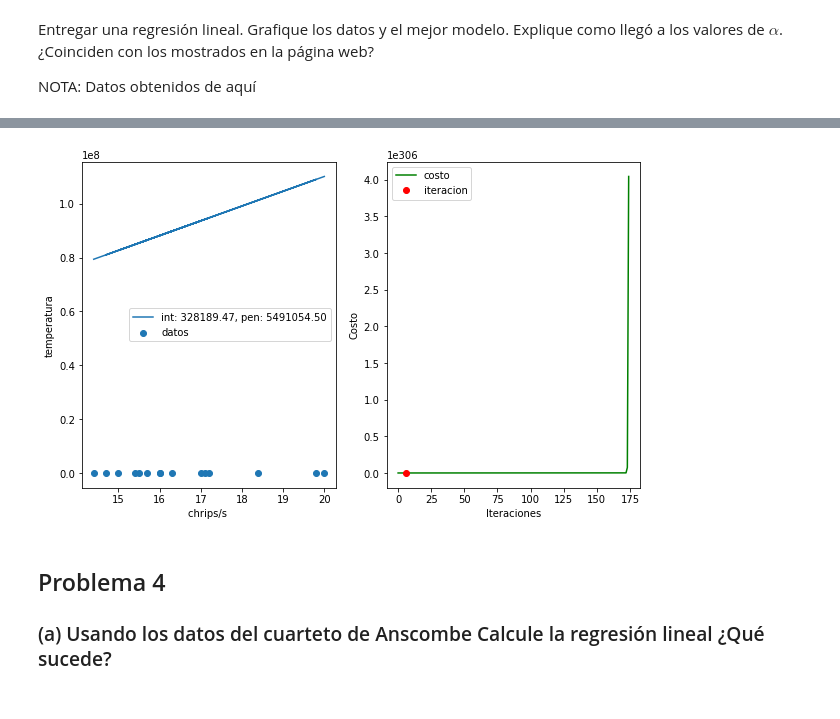
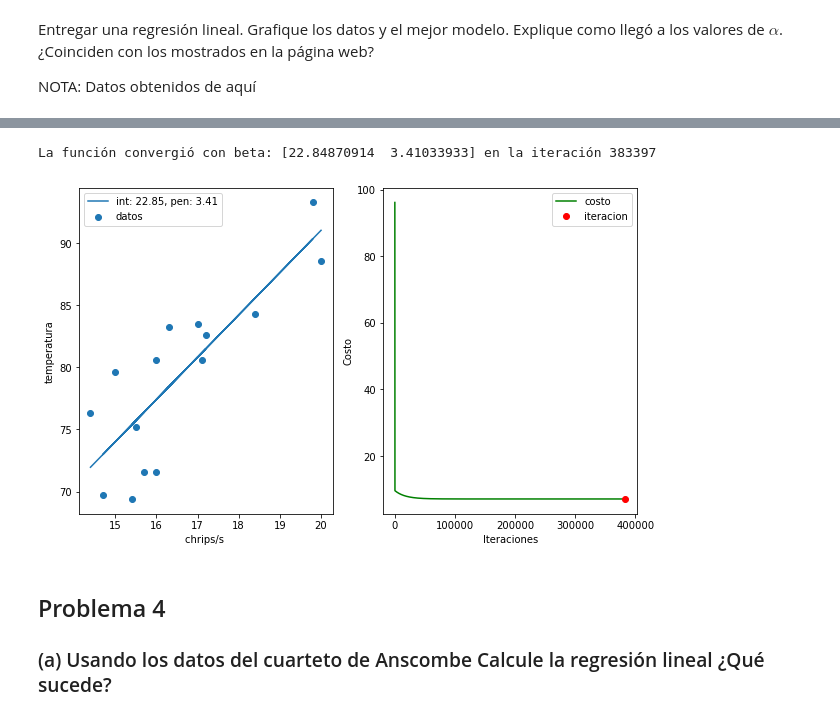
Before and after one commit to jesusigarmor/Matematicas-computacionales-fall2020, a Jupyter notebook: alumnos/anacris2802/Tarea2.ipynb, the cells around one changed output, grey strips where cells are left out. Saved outputs shown, nothing was run; the diff lists cells and outputs as text; code cells hidden in the pictures.

```diff
--- a/alumnos/anacris2802/Tarea2.ipynb
+++ b/alumnos/anacris2802/Tarea2.ipynb
@@ -12,9 +16,10 @@ Para el caso de $\beta_0, \beta_1$ en $J(\beta_0,\beta_1)$.
 # %%
 from sympy.interactive import printing
+
 from sympy import *
 
-xi,yi,b0,b1,n=symbols('x y beta_0 beta_1 n')
-
-j=Function('J')
-(j(b0,b1))
+b0, b1=symbols('beta_0 beta_1')
+x=Symbol('x')
+Y=Function('Y')(Indexed(x,i))
+Y
 # %% [output]
@@ -45,0 +27,4 @@ $$\textbf{J}(\beta_0, \beta_1) = \frac{1}{2n}\sum_{(x^{(i)}, y^{(i)}) \in X \tim
+# %%
+y,i=symbols('y i')
+Y=b0+b1*Indexed(x,i)
+Y
@@ -45,0 +38,6 @@ $$\textbf{J}(\beta_0, \beta_1) = \frac{1}{2n}\sum_{(x^{(i)}, y^{(i)}) \in X \tim
+# %%
+m, i=symbols('m i')
+
+
+J=(1/(2*m))*(Sum((Y-Indexed(y,i))**2,(i,1,m)))
+J
@@ -219,10 +282,12 @@ def plotModelo(x,y,rl,iteracion):
 # %%
-r=RegresionLineal(alpha=0.03, max_iters=10000, tols=0.0000001)
-r.gradientDescent(datos, Temp)
+r2=RegresionLineal(alpha=0.003, max_iters=1000000, tols=0)
+r2.gradientDescent(datos, Temp)
+# %% [output]
+La función convergió con beta: [22.84870914  3.41033933] en la iteración 383397
 # %%
-plotModelo(datos,Temp, r, 6)
+plotModelo(datos,Temp, r2, 383396)
 # %% [output]
-[figure, old version]
+[figure, new version]
 # %% [markdown]
 ## Problema 4
 ### (a) Usando los datos del cuarteto de Anscombe Calcule la regresión lineal ¿Qué sucede?
```
Also changed, not shown: parts of 31 cells of this notebook, 4 other files.
